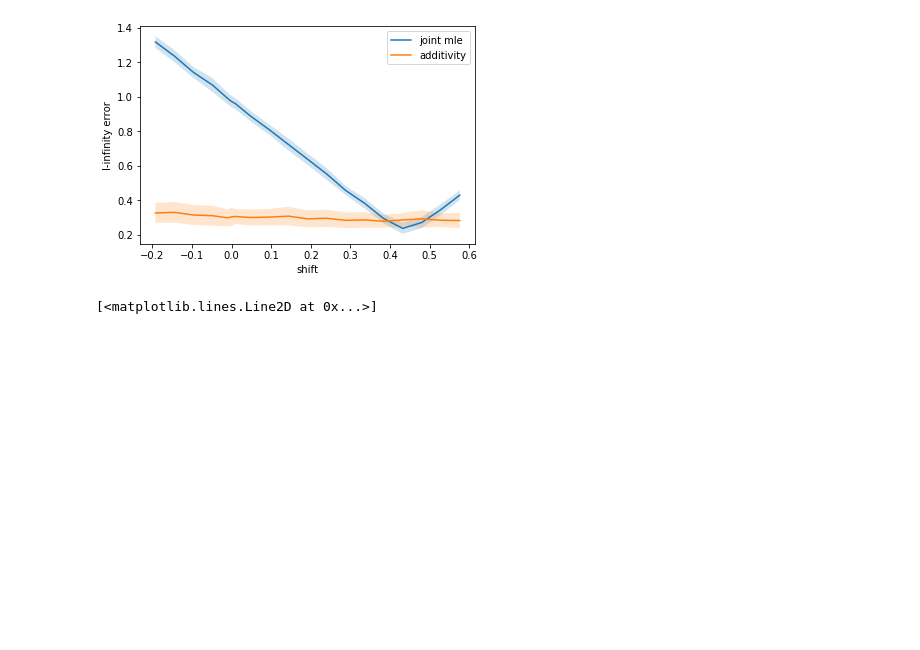
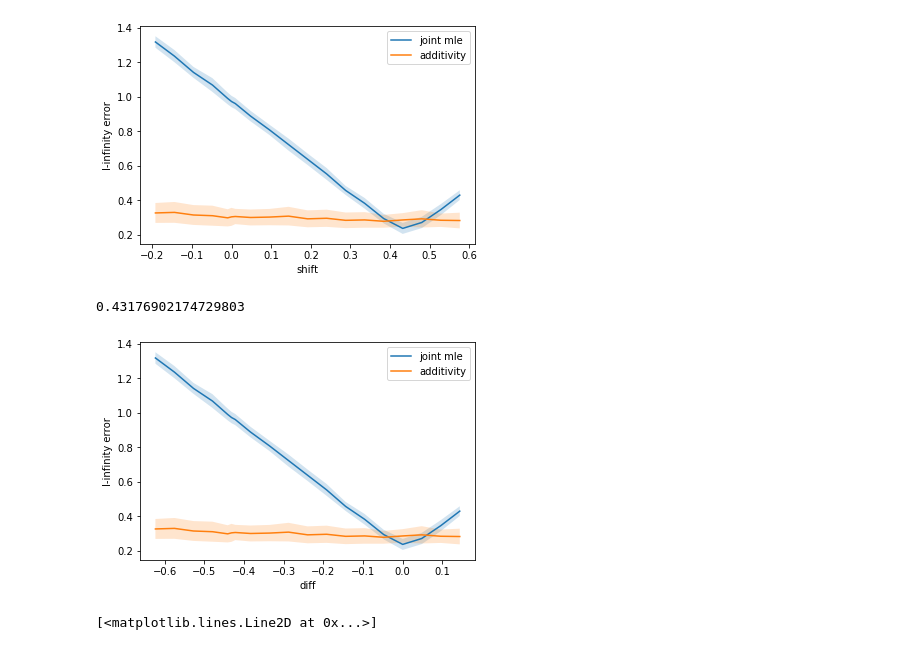
Before and after one commit to MountLee/btl_ell_infinity_general_topo, a Jupyter notebook: subadditivity-draw-plots.ipynb, the cells around one changed output. Drawn from its saved outputs; the diff is of its cells as text; code cells hidden in the pictures; blank space fills up the shorter version.

```diff
--- a/subadditivity-draw-plots.ipynb
+++ b/subadditivity-draw-plots.ipynb
@@ -152,6 +196,30 @@ plt.ylabel('l-infinity error')
 plt.savefig('island_additivity_ni' + str(ni) + '_no' + str(no) + '_k' + str(k) + '_L' + str(L) + '.pdf',bbox_inches='tight')
 # %% [output]
 [figure]
+# %%
+(beta[1] - beta[0]) *
+# %% [output]
+0.43176902174729803
+# %%
+diff_list = (beta[1] - beta[0]) * (overlap_list - (ni - no))
+
+# plt.figure(figsize = (9, 6))
+plt.plot(diff_list, l_infty_beta_list)
+plt.plot(diff_list, l_infty_beta_add_list)
+plt.legend(['joint mle', 'additivity'])
+
+# plt.fill_between(diff_list, bar_l_infty_beta_list[:,0], bar_l_infty_beta_list[:,1], color = 'red', alpha = 0.2)
+# plt.fill_between(diff_list, bar_l_infty_beta_add_list[:,0], bar_l_infty_beta_add_list[:,1], color = 'blue', alpha = 0.2)
+plt.fill_between(diff_list, l_infty_beta_list - std_l_infty_beta_list,
+                 l_infty_beta_list + std_l_infty_beta_list, alpha = 0.2)
+plt.fill_between(diff_list, l_infty_beta_add_list - std_l_infty_beta_add_list,
+                 l_infty_beta_add_list + std_l_infty_beta_add_list, alpha = 0.2)
+plt.xlabel('diff')
+plt.ylabel('l-infinity error')
+
+plt.savefig('island_additivity_diff_ni' + str(ni) + '_no' + str(no) + '_k' + str(k) + '_L' + str(L) + '.pdf',bbox_inches='tight')
+# %% [output]
+[figure, added]
 # %%
 plt.plot(diff_list, rank_beta_list)
 plt.plot(diff_list, rank_beta_add_list)
```
Also changed, not shown: parts of 4 cells of this notebook, 8 other files.
